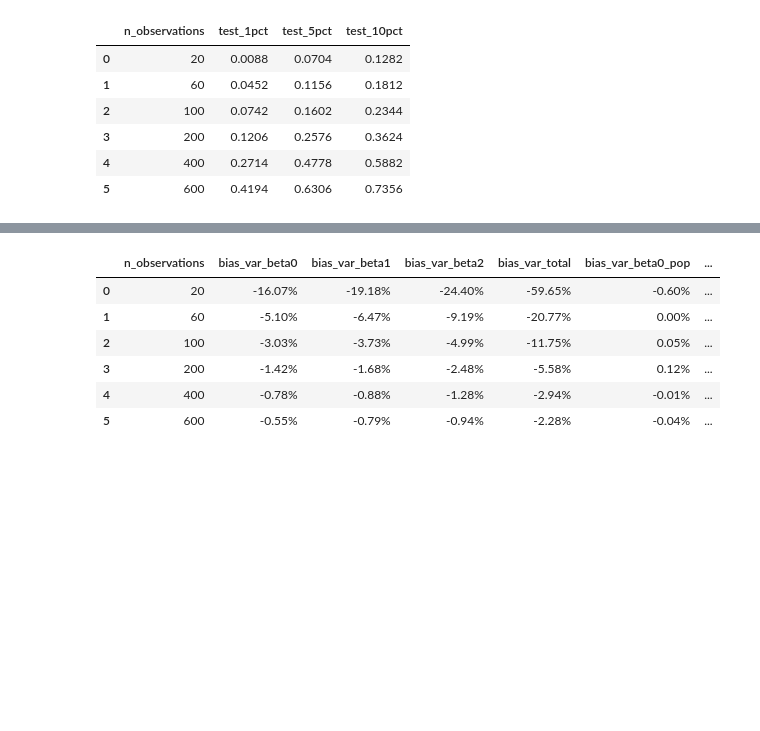
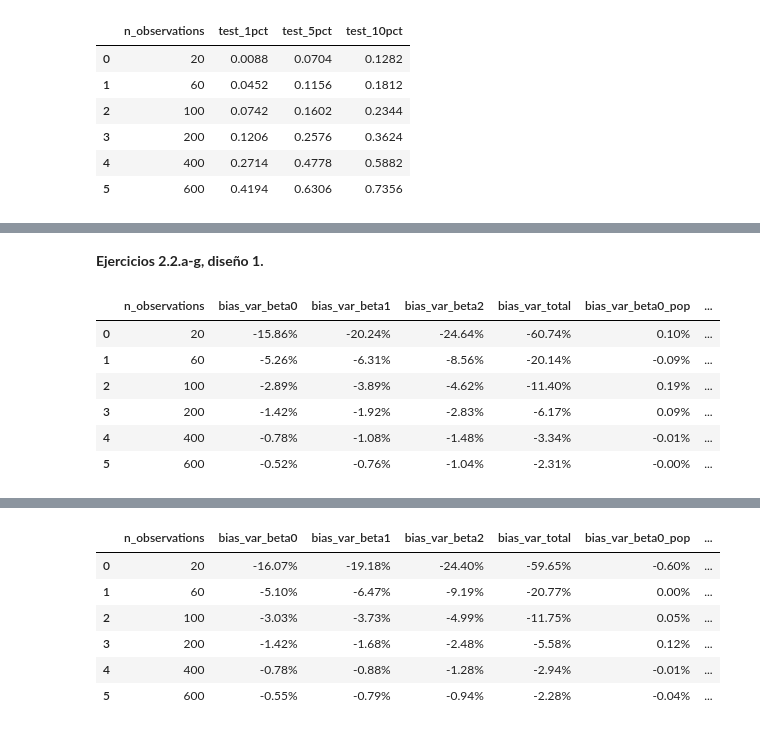
Before and after one commit to DavidGuzzi/MECMT05, a Jupyter notebook: Guzzi3649.ipynb, the cells around one changed output, grey strips where cells are left out. Cells and saved outputs as stored; diff of their text form; code cells hidden in the pictures; blank space fills up the shorter version.

```diff
--- a/Guzzi3649.ipynb
+++ b/Guzzi3649.ipynb
@@ -663,0 +729,15 @@ def white_vcov_correction(n_samples: int, n_observations_list: list[int], beta_0
+# %% [markdown]
+**Ejercicios 2.2.a-g, diseño 1.**
+# %%
+# Se generan 5.000 muestras para n = 20, 60, 100, 200, 400, 600. Se fija beta_0 = beta_1 = beta_1 = 1, y diseño de errores normales y heterocedásticos.
+# Se reporta el sesto relativo y el sesgo relativo total en la estimación de las varianzas de beta_0, beta_1 y beta_2, comparando White con residuos y White con errores vs. Poblacional.
+df_10 = white_vcov_correction(n_samples=5000, n_observations_list=[20, 60, 100, 200, 400, 600], beta_0_true=1, beta_1_true=1, beta_2_true=1, design=1)
+df_10
+# %% [output]
+|  | n_observations | bias_var_beta0 | bias_var_beta1 | bias_var_beta2 | bias_var_total | bias_var_beta0_pop | ... |
+| 0 | 20 | -15.86% | -20.24% | -24.64% | -60.74% | 0.10% | ... |
+| 1 | 60 | -5.26% | -6.31% | -8.56% | -20.14% | -0.09% | ... |
+| 2 | 100 | -2.89% | -3.89% | -4.62% | -11.40% | 0.19% | ... |
+| 3 | 200 | -1.42% | -1.92% | -2.83% | -6.17% | 0.09% | ... |
+| 4 | 400 | -0.78% | -1.08% | -1.48% | -3.34% | -0.01% | ... |
+| 5 | 600 | -0.52% | -0.76% | -1.04% | -2.31% | -0.00% | ... |
```
Also changed, not shown: parts of 14 cells of this notebook.
